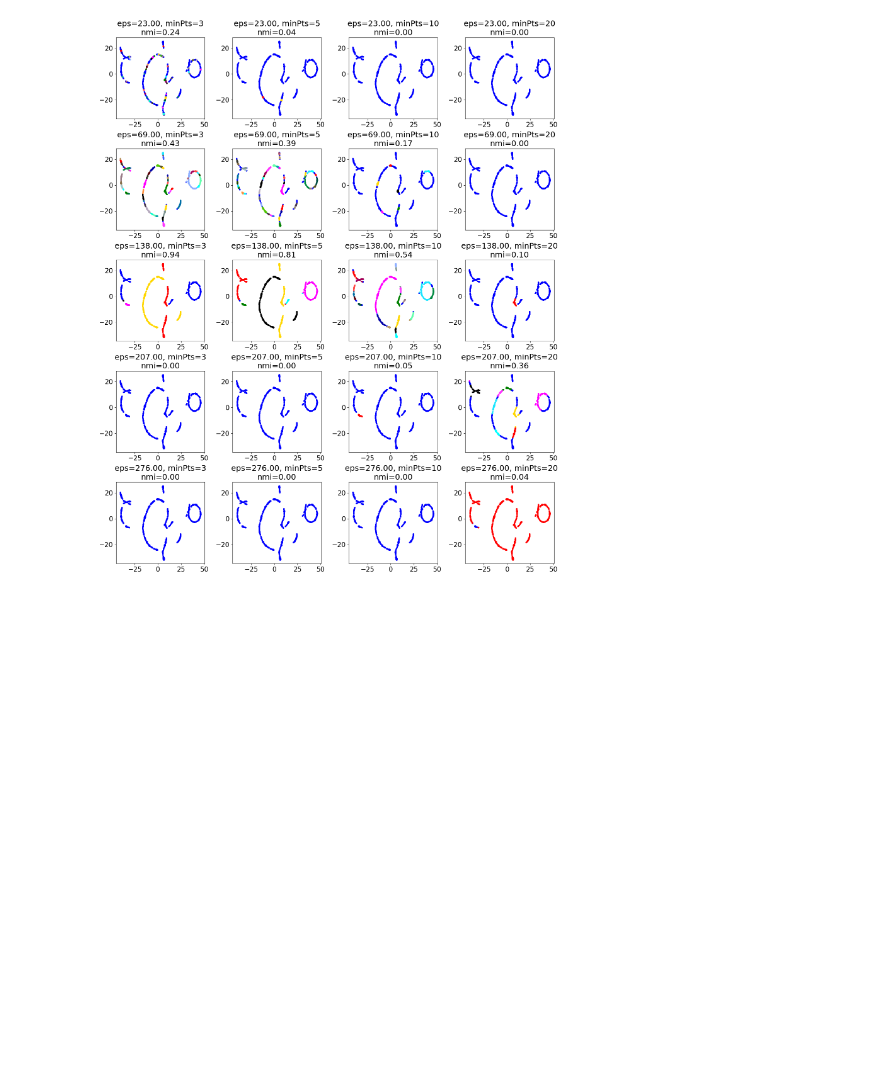
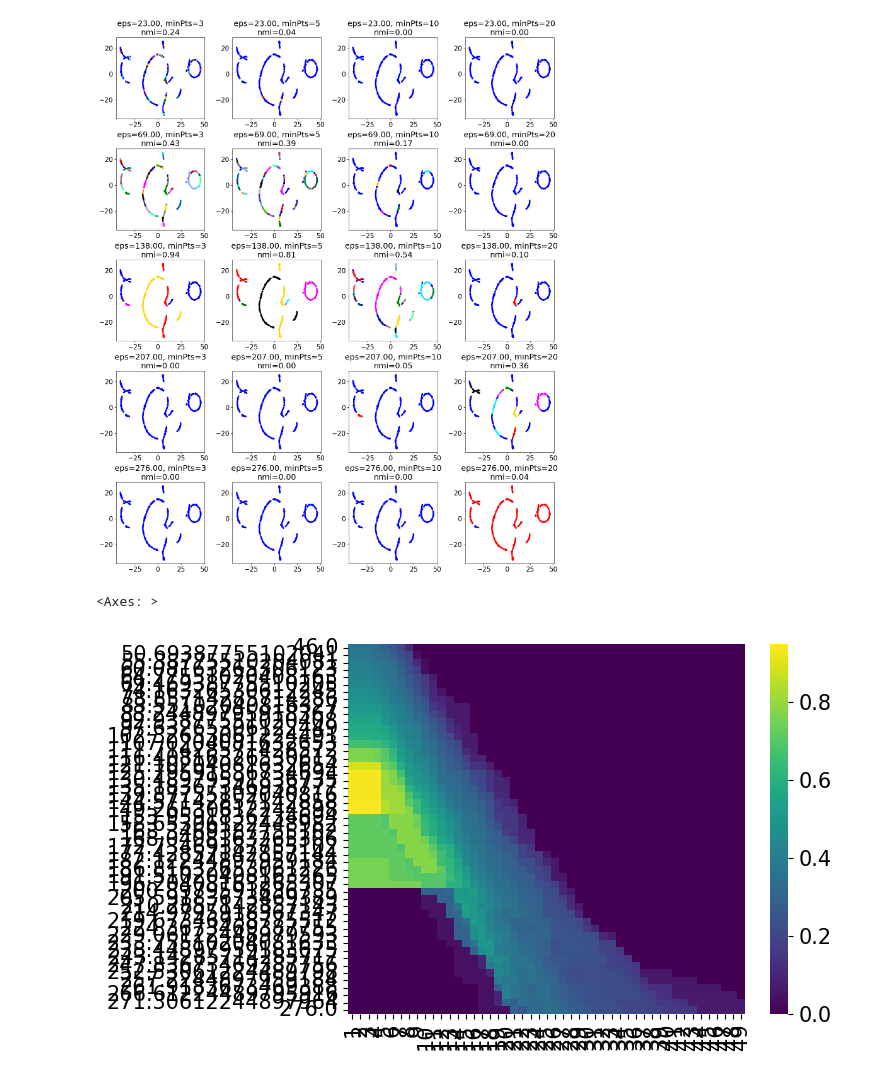
Before and after one commit to davbac/LCP-modB, a Jupyter notebook: ex03/DBSCAN-23.ipynb, the cells around one changed output. Saved outputs shown, nothing was run; the diff lists cells and outputs as text; code cells hidden in the pictures; blank space fills up the shorter version.

Commit message:
Generate NMI heatmap

```diff
--- a/ex03/DBSCAN-23.ipynb
+++ b/ex03/DBSCAN-23.ipynb
@@ -57,7 +57,7 @@ mycmap = ListedColormap(["blue","red","gold" ])
 
 (fig, subplots) = plt.subplots(1,Np , figsize=(3*Np, 2.7))
 
-X_all = [None]
+X_all = []
 for i, perplexity in enumerate(perplexities):
     ax = subplots[i]
 
@@ -111,7 +111,7 @@ There’s not much difference, the clusters appear to be simply “reshuffled”
 ## DBSCAN: find labels by applying clustering
 # %%
 from sklearn.cluster import DBSCAN
-#from sklearn.datasets import make_blobs
+# from sklearn.datasets import make_blobs
 from sklearn.preprocessing import StandardScaler
 cpalette = ["blue","red","gold","black","magenta","green","cyan","#1CE6FF", "#FF34FF", "#FF4A46","#008941", "#006FA6", "#A30059", "#0000A6", "#63FFAC","#B79762", "#004D43", "#8FB0FF", "#997D87","#5A0007", "#809693","#1B4400", "#4FC601", "#3B5DFF", "#4A3B53","#886F4C","#34362D", "#B4A8BD", "#00A6AA", "#452C2C","#636375", "#A3C8C9", "#FF913F", "#938A81","#575329", "#00FECF", "#B05B6F"]
 from collections import OrderedDict
@@ -166,7 +166,7 @@ def plotting_ax(X, y, ax):
 np.random.seed(12345)
 n_true_center=3
 #X, ytrue = make_blobs(10000, 2, n_true_center) # Generating random gaussian mixture
-X2D = X_all[3] # best visualization above
+X2D = X_all[2] # best visualization above
 X = data
 y_true = y
 
@@ -190,3 +190,18 @@ plt.tight_layout(h_pad=0.5)
 plt.show()
 # %% [output]
 [figure]
+# %%
+import seaborn as sns
+
+eps_range = np.linspace(2 * r, 12 * r, 50)
+minpts_range = np.arange(1, 50, 1)
+
+nmi = np.zeros((len(eps_range), len(minpts_range)))
+for i in range(len(eps_range)):
+    for j in range(len(minpts_range)):
+        model = DBSCAN(eps=eps_range[i], min_samples=minpts_range[j])
+        y_hat = model.fit(X).labels_
+        nmi[i, j] = NMI(y_hat, y_true)
+# %% [output]
+<Axes: >
+[figure, added]
```
Also changed, not shown: parts of 1 cell of this notebook.
